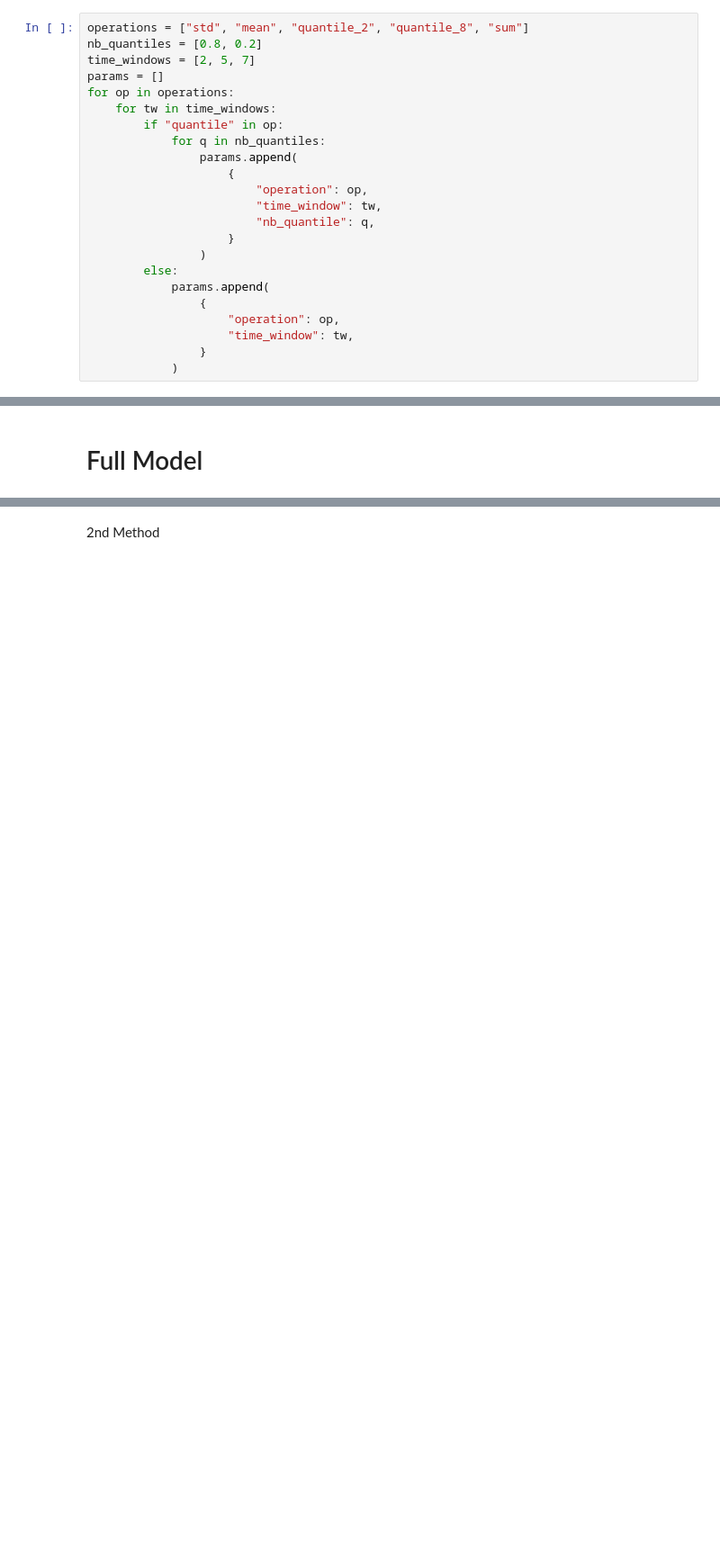
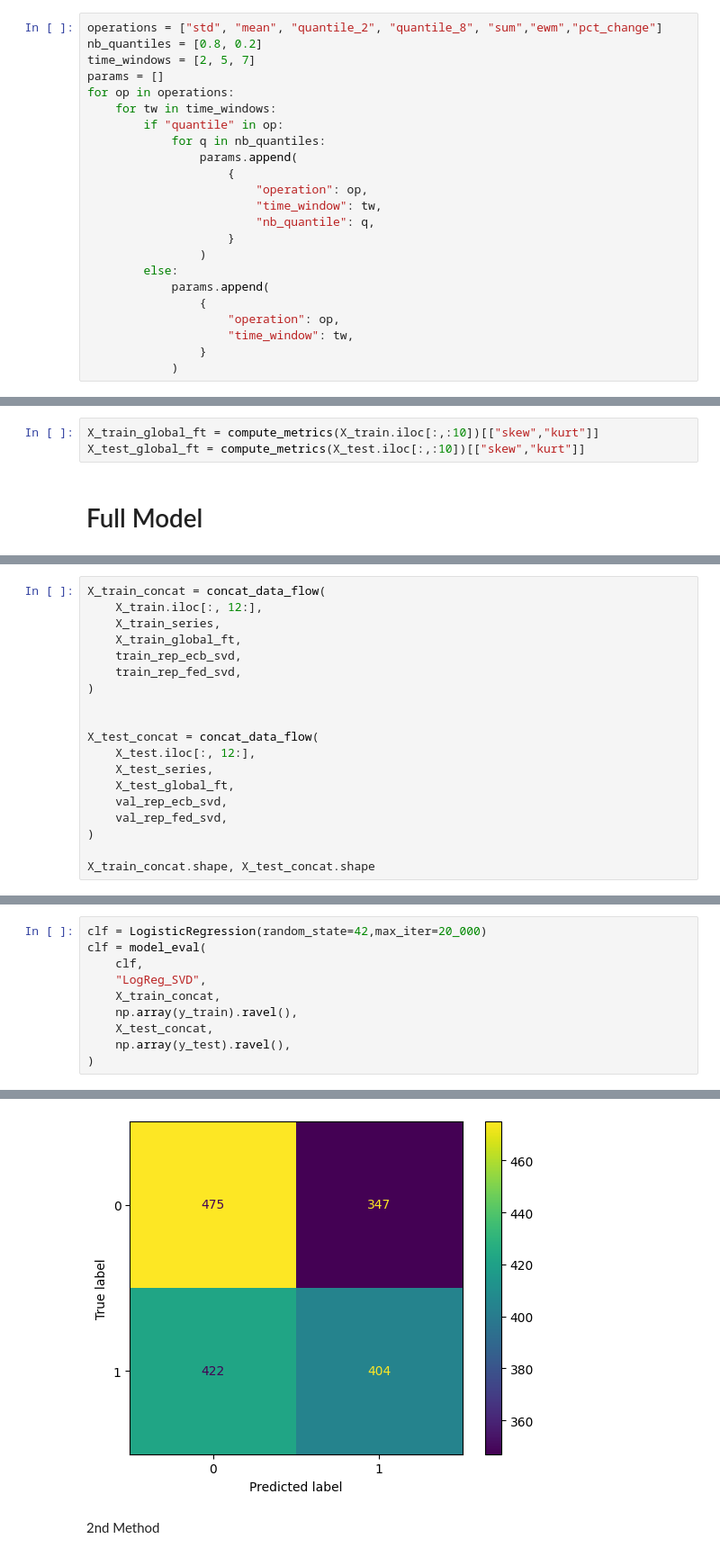
Before and after one commit to vincent-lagarde/Challenge_Natixis_NLP_Finance, a Jupyter notebook: notebooks/data_model.ipynb, the cells around one changed output, grey strips where cells are left out. Shown at 90% size. Cells and saved outputs as stored; diff of their text form; blank space fills up the shorter version.

```diff
--- a/notebooks/data_model.ipynb
+++ b/notebooks/data_model.ipynb
@@ -288,7 +285,7 @@ val_rep_fed_fin = sentence_representations(txt_fed_val, word2id_7500, embeddings
 # %% [markdown]
 # Time Series Feature Engineering
 # %%
-operations = ["std", "mean", "quantile_2", "quantile_8", "sum"]
+operations = ["std", "mean", "quantile_2", "quantile_8", "sum","ewm","pct_change"]
 nb_quantiles = [0.8, 0.2]
 time_windows = [2, 5, 7]
 params = []
@@ -316,5 +313,8 @@ X_train_series = compute_rolling(X_train_series, params)
 # %%
 X_test_series = X_test.iloc[:,:10]
 X_test_series = compute_rolling(X_test_series, params)
+# %%
+X_train_global_ft = compute_metrics(X_train.iloc[:,:10])[["skew","kurt"]]
+X_test_global_ft = compute_metrics(X_test.iloc[:,:10])[["skew","kurt"]]
 # %% [markdown]
 # Full Model
@@ -429,0 +323,19 @@ X_test_concat3.shape
+# %%
+X_train_concat = concat_data_flow(
+    X_train.iloc[:, 12:],
+    X_train_series,
+    X_train_global_ft,
+    train_rep_ecb_svd,
+    train_rep_fed_svd,
+)
+
+
+X_test_concat = concat_data_flow(
+    X_test.iloc[:, 12:],
+    X_test_series,
+    X_test_global_ft,
+    val_rep_ecb_svd,
+    val_rep_fed_svd,
+)
+
+X_train_concat.shape, X_test_concat.shape
@@ -443,0 +390,11 @@ clf.score(X_test_concat,y_test)
+# %%
+clf = LogisticRegression(random_state=42,max_iter=20_000)
+clf = model_eval(
+    clf,
+    "LogReg_SVD",
+    X_train_concat,
+    np.array(y_train).ravel(),
+    X_test_concat,
+    np.array(y_test).ravel(),
+)
+# %% [output]
@@ -444,2 +412,3 @@ clf.score(X_test_concat,y_test)
+[figure, added]
 # %% [markdown]
 2nd Method
```
Also changed, not shown: parts of 61 cells of this notebook, 9 other files.
